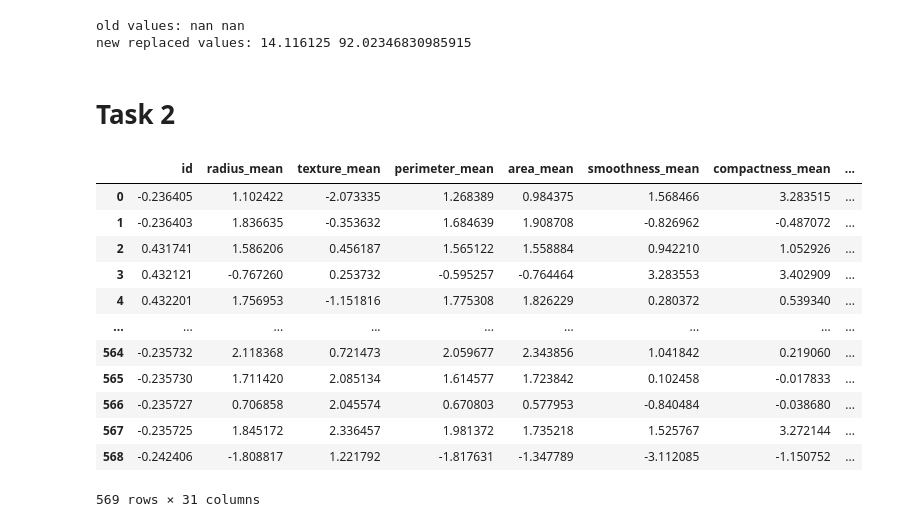
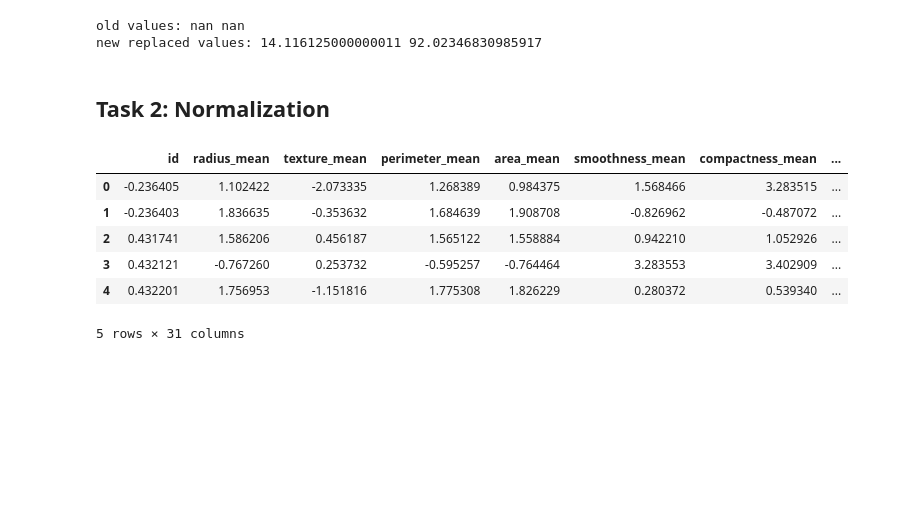
Before and after one commit to bharathvariar/ML-Project, a Jupyter notebook: src/Feature Engineering.ipynb, the cells around one changed output. Drawn from its saved outputs; the diff is of its cells as text; code cells hidden in the pictures; blank space fills up the shorter version.

```diff
--- a/src/Feature Engineering.ipynb
+++ b/src/Feature Engineering.ipynb
@@ -30,39 +48,39 @@ df1 = feature1(df)
-# %%
-print("old values:", df.iloc[533][2], df.iloc[548][4])
-print("new replaced values:", df1.iloc[533][2], df1.iloc[548][4])
-# %% [output]
-old values: nan nan
-new replaced values: 14.116125 92.02346830985915
+# %%
+print("old values:", df.iloc[533][2], df.iloc[548][4])
+print("new replaced values:", df1.iloc[533][2], df1.iloc[548][4])
+# %% [output]
+old values: nan nan
+new replaced values: 14.116125000000011 92.02346830985917
 # %% [markdown]
-# Task 2
+## Task 2: Normalization
 # %%
-#does not change the input dataframe.
-#input the training dataframe without dropping any columns.
-#returns X data, Y labels, mean, standard deviation.
-#you can use mean and stddev to normalize test data if you have to, otherwise remove it from return.
-def feature2(data):
-    data1 = data.copy()
-    y = data1['diagnosis']
-    x = data1.drop(['diagnosis'], axis=1)
-    mean = np.mean(x, axis=0)
-    stddev = np.std(x, axis=0)
-    x = (x - mean) / stddev
-    return x, y, mean, stddev
+def normalize(data):
+    """
+    Normalize the input data by subtracting the mean and dividing by
+    the standard deviation of each feature to center the input data around
+    zero and scaling it to have unit variance.
+
+    Parameters:
+    data (pandas.DataFrame): Input data to be normalized.
+
+    Returns:
+    Tuple: A tuple containing the normalized features, the original labels,
+            the mean of each feature, and the standard deviation of each feature.
+    """
+    y = data['diagnosis'].map({'M': 1, 'B': -1})
+    X = data.drop(['diagnosis'], axis=1)
+    mean = np.mean(X, axis=0)
+    stddev = np.std(X, axis=0)
+    X= (X - mean) / stddev
+    return X, y, mean, stddev
 # %%
-df2, y, mean, stddev = feature2(df)
+df2, y, mean, stddev = normalize(df)
+df2.head()
+# %% [output]
+|  | id | radius_mean | texture_mean | perimeter_mean | area_mean | smoothness_mean | compactness_mean | ... |
+| 0 | -0.236405 | 1.102422 | -2.073335 | 1.268389 | 0.984375 | 1.568466 | 3.283515 | ... |
+| 1 | -0.236403 | 1.836635 | -0.353632 | 1.684639 | 1.908708 | -0.826962 | -0.487072 | ... |
+| 2 | 0.431741 | 1.586206 | 0.456187 | 1.565122 | 1.558884 | 0.942210 | 1.052926 | ... |
+| 3 | 0.432121 | -0.767260 | 0.253732 | -0.595257 | -0.764464 | 3.283553 | 3.402909 | ... |
+| 4 | 0.432201 | 1.756953 | -1.151816 | 1.775308 | 1.826229 | 0.280372 | 0.539340 | ... |
+5 rows × 31 columns
-# %%
-df2
-# %% [output]
-|  | id | radius_mean | texture_mean | perimeter_mean | area_mean | smoothness_mean | compactness_mean | ... |
-| 0 | -0.236405 | 1.102422 | -2.073335 | 1.268389 | 0.984375 | 1.568466 | 3.283515 | ... |
-| 1 | -0.236403 | 1.836635 | -0.353632 | 1.684639 | 1.908708 | -0.826962 | -0.487072 | ... |
-| 2 | 0.431741 | 1.586206 | 0.456187 | 1.565122 | 1.558884 | 0.942210 | 1.052926 | ... |
-| 3 | 0.432121 | -0.767260 | 0.253732 | -0.595257 | -0.764464 | 3.283553 | 3.402909 | ... |
-| 4 | 0.432201 | 1.756953 | -1.151816 | 1.775308 | 1.826229 | 0.280372 | 0.539340 | ... |
-| ... | ... | ... | ... | ... | ... | ... | ... | ... |
-| 564 | -0.235732 | 2.118368 | 0.721473 | 2.059677 | 2.343856 | 1.041842 | 0.219060 | ... |
-| 565 | -0.235730 | 1.711420 | 2.085134 | 1.614577 | 1.723842 | 0.102458 | -0.017833 | ... |
-| 566 | -0.235727 | 0.706858 | 2.045574 | 0.670803 | 0.577953 | -0.840484 | -0.038680 | ... |
-| 567 | -0.235725 | 1.845172 | 2.336457 | 1.981372 | 1.735218 | 1.525767 | 3.272144 | ... |
-| 568 | -0.242406 | -1.808817 | 1.221792 | -1.817631 | -1.347789 | -3.112085 | -1.150752 | ... |
-569 rows × 31 columns
```
Also changed, not shown: parts of 17 cells of this notebook, 4 other files.
